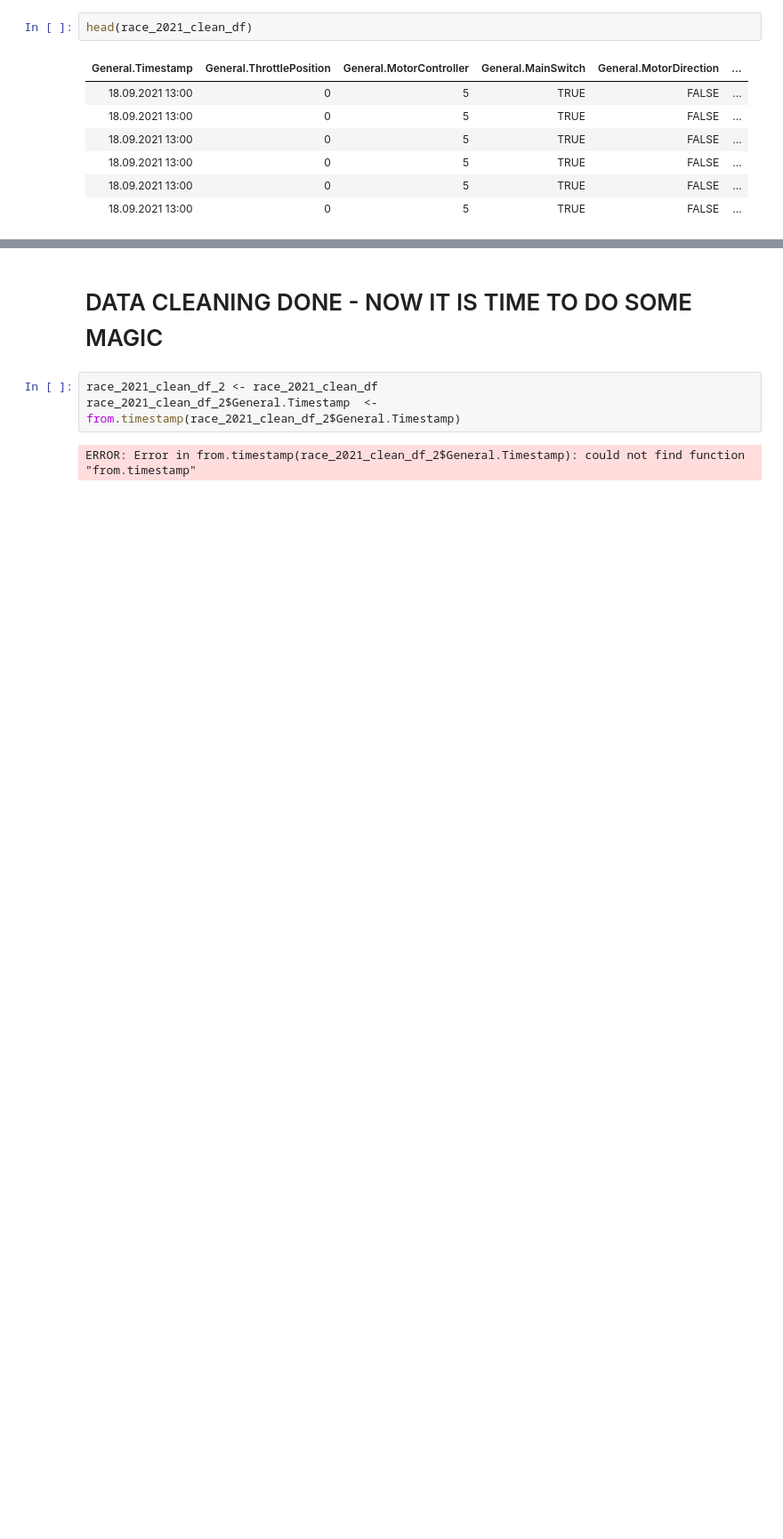
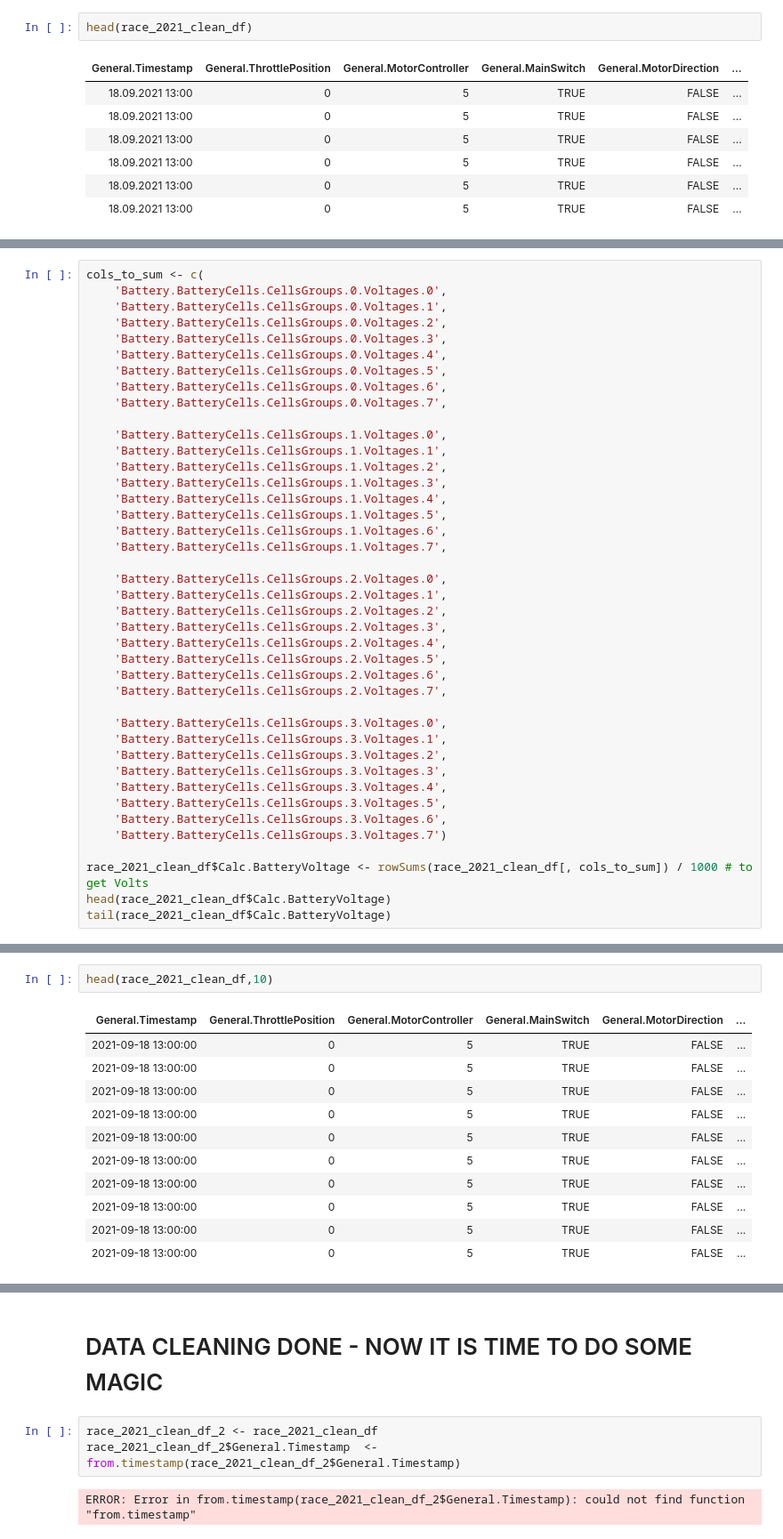
Before and after one commit to adamKuzanski/DATA_SCIENCE_PROJECT, a Jupyter notebook: EagleTwoDataAnalysis.ipynb, the cells around one changed output, grey strips where cells are left out. Shown at 89% size. Saved outputs shown, nothing was run; the diff lists cells and outputs as text; blank space fills up the shorter version.

```diff
--- a/EagleTwoDataAnalysis.ipynb
+++ b/EagleTwoDataAnalysis.ipynb
@@ -239,0 +248,41 @@ ncol(race_2021_clean_df)
+# %%
+cols_to_sum <- c(
+    'Battery.BatteryCells.CellsGroups.0.Voltages.0',
+    'Battery.BatteryCells.CellsGroups.0.Voltages.1',
+    'Battery.BatteryCells.CellsGroups.0.Voltages.2',
+    'Battery.BatteryCells.CellsGroups.0.Voltages.3',
+    'Battery.BatteryCells.CellsGroups.0.Voltages.4',
+    'Battery.BatteryCells.CellsGroups.0.Voltages.5',
+    'Battery.BatteryCells.CellsGroups.0.Voltages.6',
+    'Battery.BatteryCells.CellsGroups.0.Voltages.7',
+
+    'Battery.BatteryCells.CellsGroups.1.Voltages.0',
+    'Battery.BatteryCells.CellsGroups.1.Voltages.1',
+    'Battery.BatteryCells.CellsGroups.1.Voltages.2',
+    'Battery.BatteryCells.CellsGroups.1.Voltages.3',
+    'Battery.BatteryCells.CellsGroups.1.Voltages.4',
+    'Battery.BatteryCells.CellsGroups.1.Voltages.5',
+    'Battery.BatteryCells.CellsGroups.1.Voltages.6',
+    'Battery.BatteryCells.CellsGroups.1.Voltages.7',
+
+    'Battery.BatteryCells.CellsGroups.2.Voltages.0',
+    'Battery.BatteryCells.CellsGroups.2.Voltages.1',
+    'Battery.BatteryCells.CellsGroups.2.Voltages.2',
+    'Battery.BatteryCells.CellsGroups.2.Voltages.3',
+    'Battery.BatteryCells.CellsGroups.2.Voltages.4',
+    'Battery.BatteryCells.CellsGroups.2.Voltages.5',
+    'Battery.BatteryCells.CellsGroups.2.Voltages.6',
+    'Battery.BatteryCells.CellsGroups.2.Voltages.7',
+
+    'Battery.BatteryCells.CellsGroups.3.Voltages.0',
+    'Battery.BatteryCells.CellsGroups.3.Voltages.1',
+    'Battery.BatteryCells.CellsGroups.3.Voltages.2',
+    'Battery.BatteryCells.CellsGroups.3.Voltages.3',
+    'Battery.BatteryCells.CellsGroups.3.Voltages.4',
+    'Battery.BatteryCells.CellsGroups.3.Voltages.5',
+    'Battery.BatteryCells.CellsGroups.3.Voltages.6',
+    'Battery.BatteryCells.CellsGroups.3.Voltages.7')
+
+race_2021_clean_df$Calc.BatteryVoltage <- rowSums(race_2021_clean_df[, cols_to_sum]) / 1000 # to get Volts
+head(race_2021_clean_df$Calc.BatteryVoltage)
+tail(race_2021_clean_df$Calc.BatteryVoltage)
@@ -239,0 +295,14 @@ ncol(race_2021_clean_df)
+# %%
+head(race_2021_clean_df,10)
+# %% [output]
+| General.Timestamp | General.ThrottlePosition | General.MotorController | General.MainSwitch | General.MotorDirection | ... |
+| 2021-09-18 13:00:00 | 0 | 5 | TRUE | FALSE | ... |
+| 2021-09-18 13:00:00 | 0 | 5 | TRUE | FALSE | ... |
+| 2021-09-18 13:00:00 | 0 | 5 | TRUE | FALSE | ... |
+| 2021-09-18 13:00:00 | 0 | 5 | TRUE | FALSE | ... |
+| 2021-09-18 13:00:00 | 0 | 5 | TRUE | FALSE | ... |
+| 2021-09-18 13:00:00 | 0 | 5 | TRUE | FALSE | ... |
+| 2021-09-18 13:00:00 | 0 | 5 | TRUE | FALSE | ... |
+| 2021-09-18 13:00:00 | 0 | 5 | TRUE | FALSE | ... |
+| 2021-09-18 13:00:00 | 0 | 5 | TRUE | FALSE | ... |
+| 2021-09-18 13:00:00 | 0 | 5 | TRUE | FALSE | ... |
```
Also changed, not shown: parts of 82 cells of this notebook, 3 other files.
